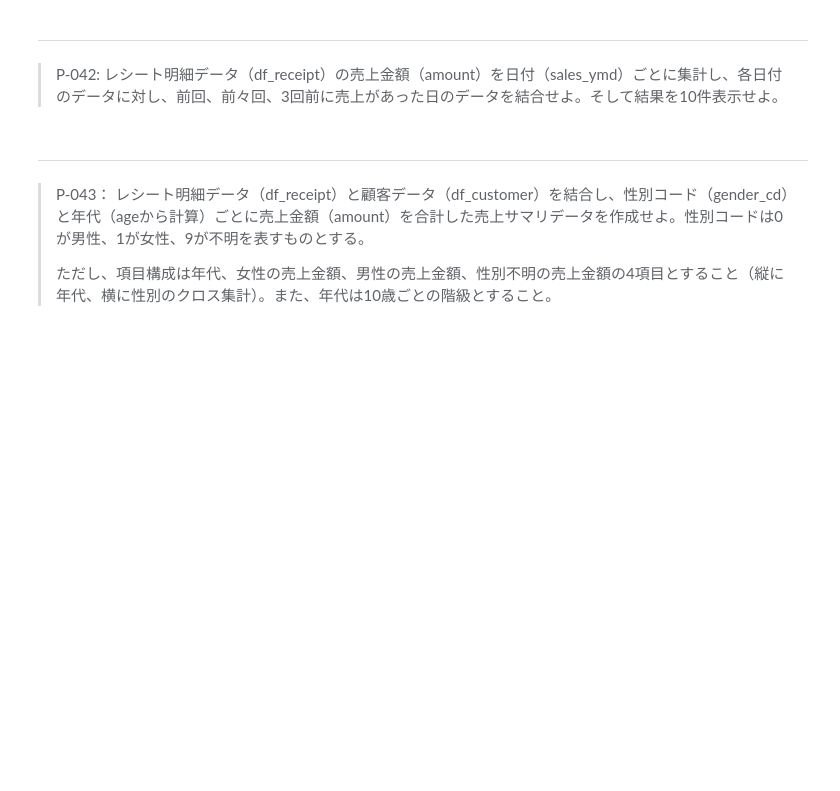
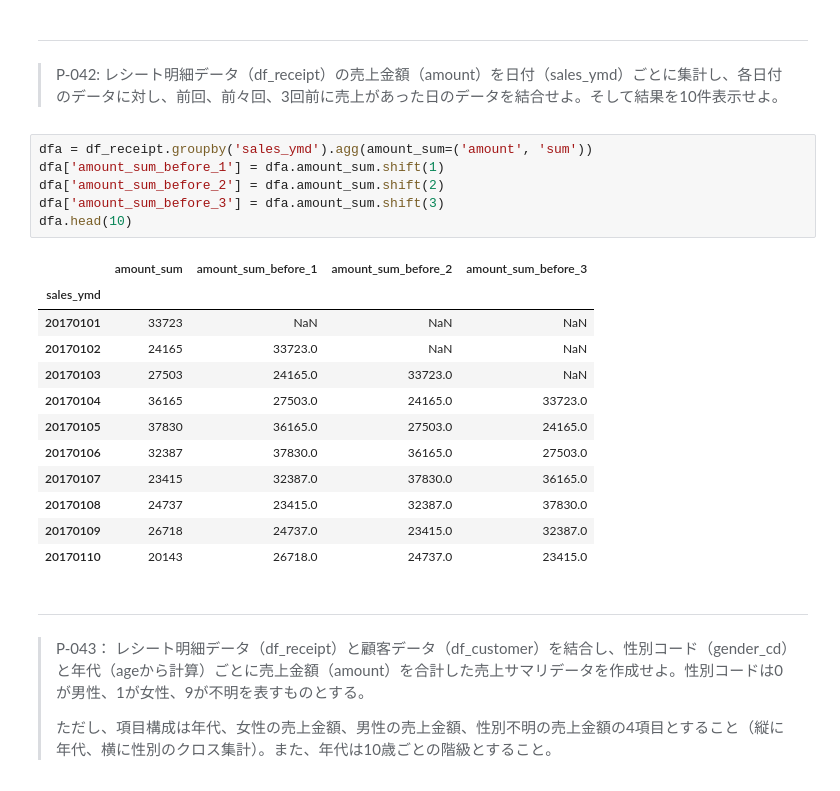
Before and after one commit to libra20/100knocks2, a Jupyter notebook: docker/work/preprocess_knock_Python.ipynb, the cells around one changed output. Cells and saved outputs as stored; diff of their text form; blank space fills up the shorter version.

```diff
--- a/docker/work/preprocess_knock_Python.ipynb
+++ b/docker/work/preprocess_knock_Python.ipynb
@@ -827,6 +827,25 @@ dfa.head()
 # %% [markdown]
 ---
 > P-042: レシート明細データ（df_receipt）の売上金額（amount）を日付（sales_ymd）ごとに集計し、各日付のデータに対し、前回、前々回、3回前に売上があった日のデータを結合せよ。そして結果を10件表示せよ。
+# %%
+dfa = df_receipt.groupby('sales_ymd').agg(amount_sum=('amount', 'sum'))
+dfa['amount_sum_before_1'] = dfa.amount_sum.shift(1)
+dfa['amount_sum_before_2'] = dfa.amount_sum.shift(2)
+dfa['amount_sum_before_3'] = dfa.amount_sum.shift(3)
+dfa.head(10)
+# %% [output]
+|  | amount_sum | amount_sum_before_1 | amount_sum_before_2 | amount_sum_before_3 |
+| sales_ymd |  |  |  |  |
+| 20170101 | 33723 | NaN | NaN | NaN |
+| 20170102 | 24165 | 33723.0 | NaN | NaN |
+| 20170103 | 27503 | 24165.0 | 33723.0 | NaN |
+| 20170104 | 36165 | 27503.0 | 24165.0 | 33723.0 |
+| 20170105 | 37830 | 36165.0 | 27503.0 | 24165.0 |
+| 20170106 | 32387 | 37830.0 | 36165.0 | 27503.0 |
+| 20170107 | 23415 | 32387.0 | 37830.0 | 36165.0 |
+| 20170108 | 24737 | 23415.0 | 32387.0 | 37830.0 |
+| 20170109 | 26718 | 24737.0 | 23415.0 | 32387.0 |
+| 20170110 | 20143 | 26718.0 | 24737.0 | 23415.0 |
 # %% [markdown]
 ---
 > P-043： レシート明細データ（df_receipt）と顧客データ（df_customer）を結合し、性別コード（gender_cd）と年代（ageから計算）ごとに売上金額（amount）を合計した売上サマリデータを作成せよ。性別コードは0が男性、1が女性、9が不明を表すものとする。
```
